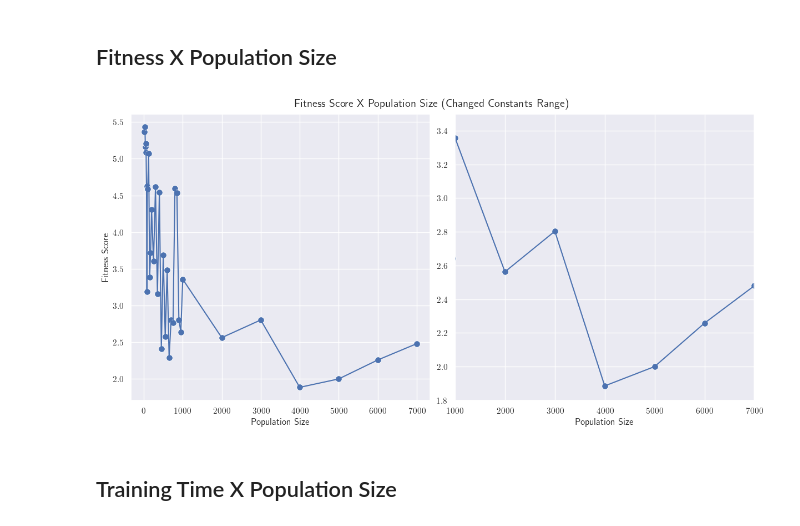
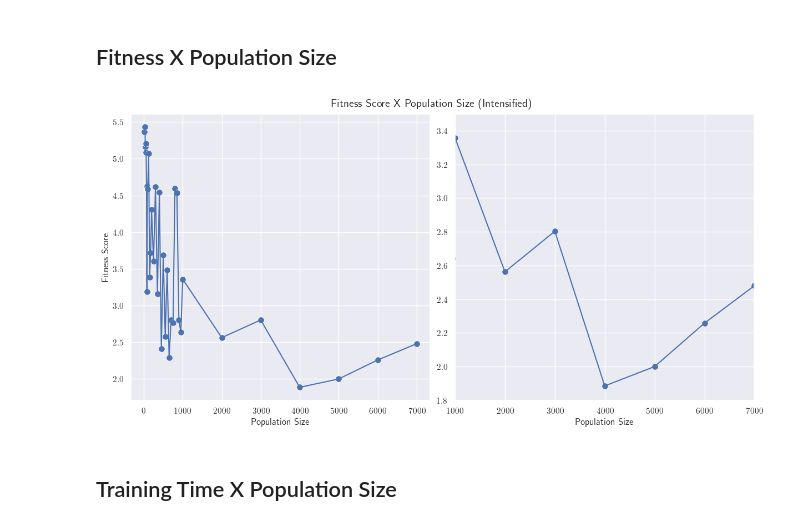
Before and after one commit to Guilherme-Ataliba/CSOWP-Symbolic-Regression, a Jupyter notebook: Analysis.ipynb, the cells around one changed output. Saved outputs shown, nothing was run; the diff lists cells and outputs as text; code cells hidden in the pictures.

```diff
--- a/Analysis.ipynb
+++ b/Analysis.ipynb
@@ -492,27 +492,27 @@ data = pd.read_csv(path + cleaned_results)
 ## Fitness X Population Size
 # %%
 fig, axs = plt.subplots(1, 2, figsize=(12, 6), constrained_layout=True)
-plt.suptitle("Fitness Score X Population Size (Changed Constants Range)")
+plt.suptitle("Fitness Score X Population Size (Intensified)")
 
 
 sns.lineplot(data, x=data.population_size, y=data["fitness_score"], ax=axs[0])
 sns.scatterplot(data, x=data.population_size, y=data["fitness_score"], ax=axs[0], s=70)
 
 
 for ax in axs:
     ax.set_xlabel("Population Size")
     ax.set_ylabel("Fitness Score")
 
 axs[1].set_xlim((1000, 7000))
 axs[1].set_ylim((1.8, 3.5))
 axs[1].set_ylabel(" ", visible=False)
 
 
 sns.lineplot(data, x=data.population_size, y=data.fitness_score, ax=axs[1])
 sns.scatterplot(data, x=data.population_size, y=data.fitness_score, ax=axs[1], s=70)
 plt.show()
 # %% [output]
-[figure, old version]
+[figure, new version]
 # %% [markdown]
 ## Training Time X Population Size
 # %%
```
Also changed, not shown: parts of 36 cells of this notebook, 6 other files.
